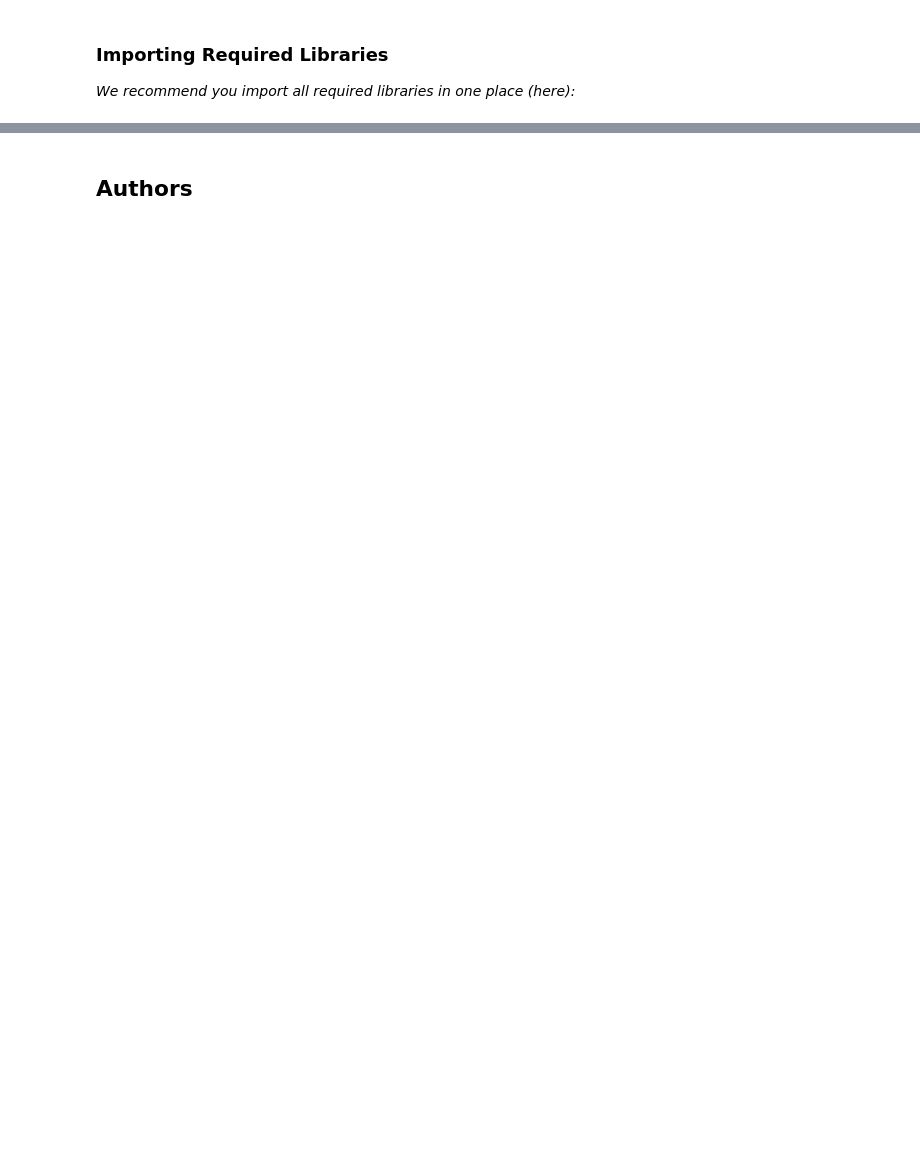
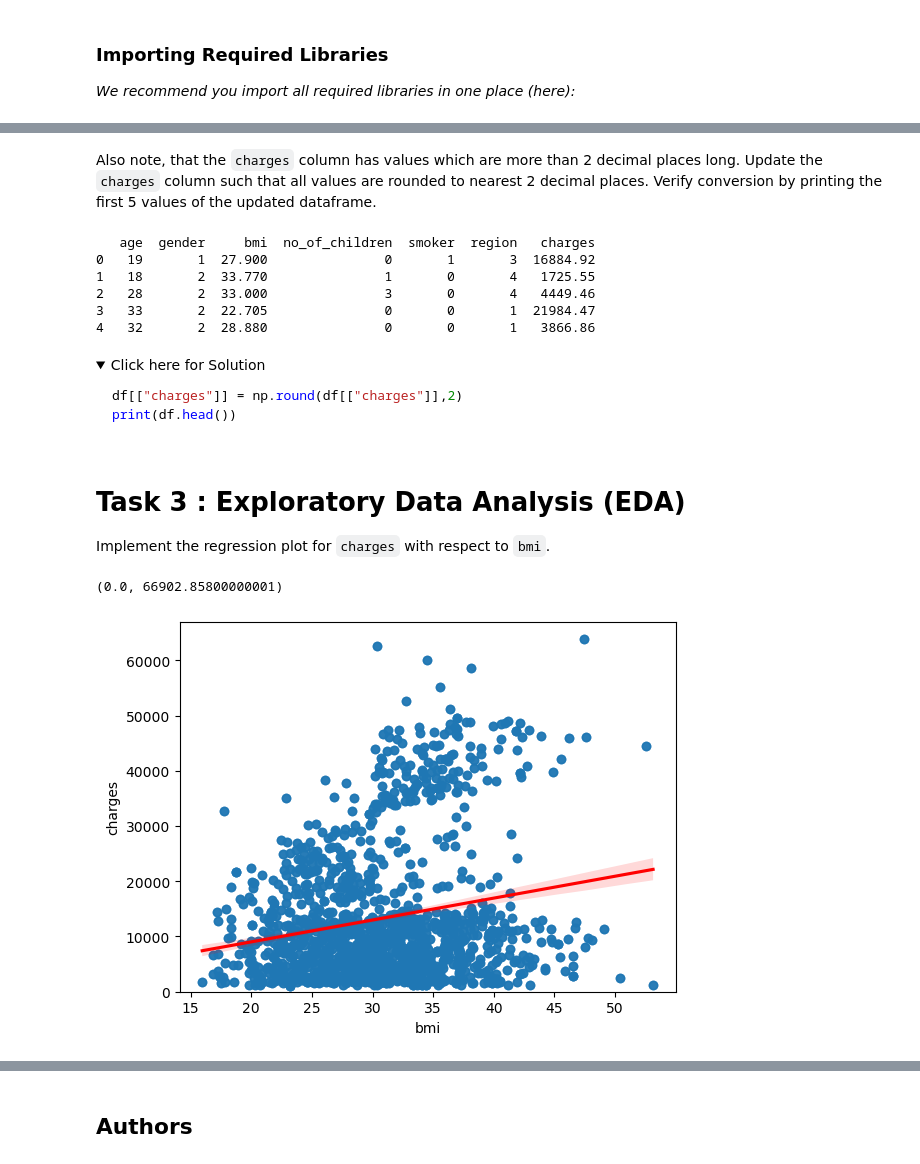
Before and after one commit to AllaFrolova/test, a Jupyter notebook: practice_project.ipynb, the cells around one changed output, grey strips where cells are left out. Drawn from its saved outputs; the diff is of its cells as text; code cells hidden in the pictures; folded sections open; blank space fills up the shorter version.

````diff
--- a/practice_project.ipynb
+++ b/practice_project.ipynb
@@ -203,0 +222,3 @@ df.to_csv('./Largest_economies.csv')
+# %%
+mean_age = df['age'].astype('float').mean(axis=0)
+df["age"].replace(np.nan, mean_age, inplace=True)
@@ -203,0 +232,3 @@ df.to_csv('./Largest_economies.csv')
+# %%
+is_smoker = df['smoker'].value_counts().idxmax()
+df["smoker"].replace(np.nan, is_smoker, inplace=True)
@@ -203,0 +242,2 @@ df.to_csv('./Largest_economies.csv')
+# %%
+df[["age","smoker"]] = df[["age","smoker"]].astype("int")
@@ -203,0 +282,31 @@ df.to_csv('./Largest_economies.csv')
+# %% [markdown]
+Also note, that the `charges` column has values which are more than 2 decimal places long. Update the `charges` column such that all values are rounded to nearest 2 decimal places. Verify conversion by printing the first 5 values of the updated dataframe.
+# %%
+df[["charges"]] = np.round(df[["charges"]],2)
+print(df.head())
+# %% [output]
+   age  gender     bmi  no_of_children  smoker  region   charges
+0   19       1  27.900               0       1       3  16884.92
+1   18       2  33.770               1       0       4   1725.55
+2   28       2  33.000               3       0       4   4449.46
+3   33       2  22.705               0       0       1  21984.47
+4   32       2  28.880               0       0       1   3866.86
+# %% [markdown]
+<details>
+    <summary>Click here for Solution</summary>
+
+```python
+df[["charges"]] = np.round(df[["charges"]],2)
+print(df.head())
+```
+</details>
+# %% [markdown]
+# Task 3 : Exploratory Data Analysis (EDA)
+
+Implement the regression plot for `charges` with respect to `bmi`.
+# %%
+sns.regplot(x="bmi", y="charges", data=df, line_kws={"color": "red"})
+plt.ylim(0,)
+# %% [output]
+(0.0, 66902.85800000001)
+[figure, added]
````
Also changed, not shown: parts of 88 cells of this notebook.
